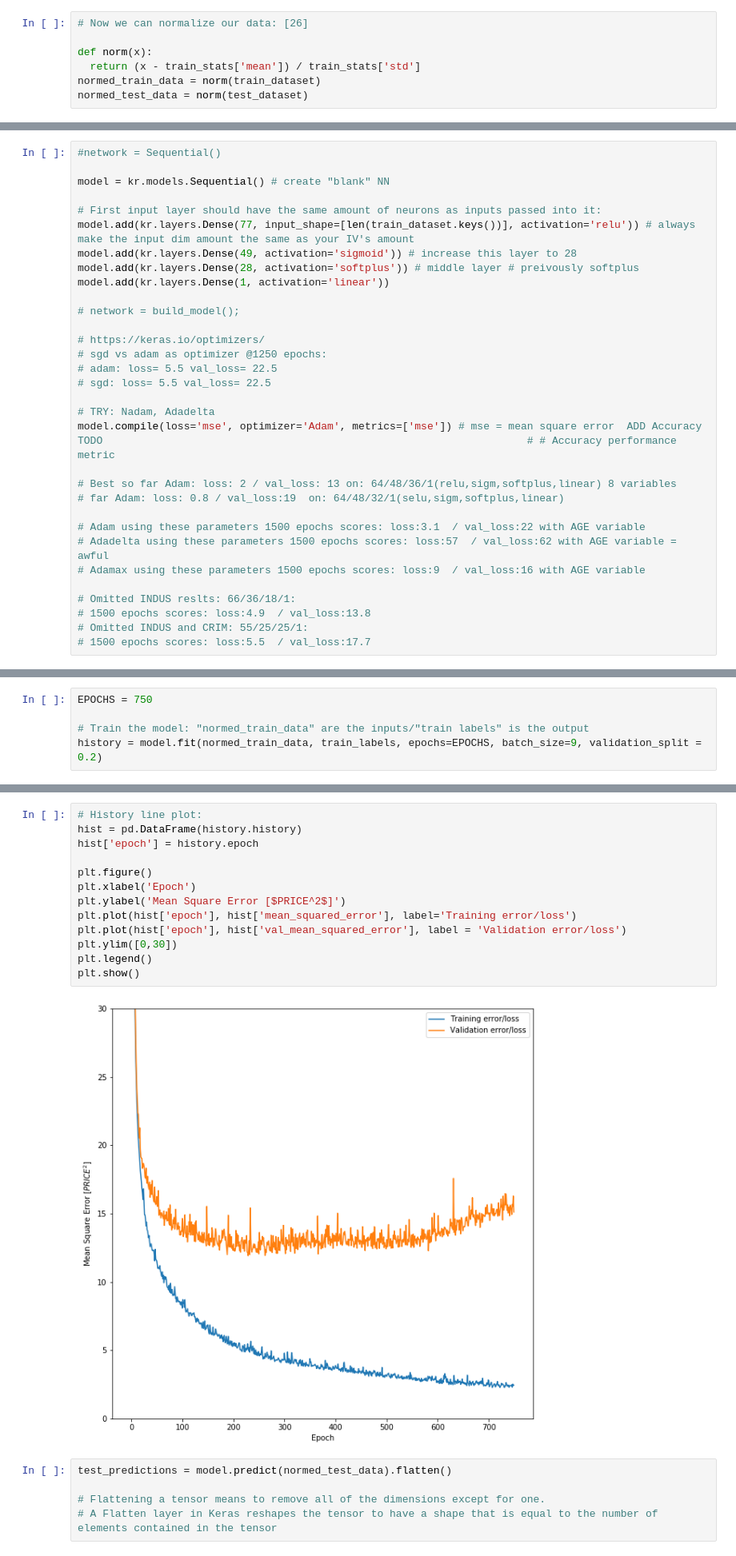
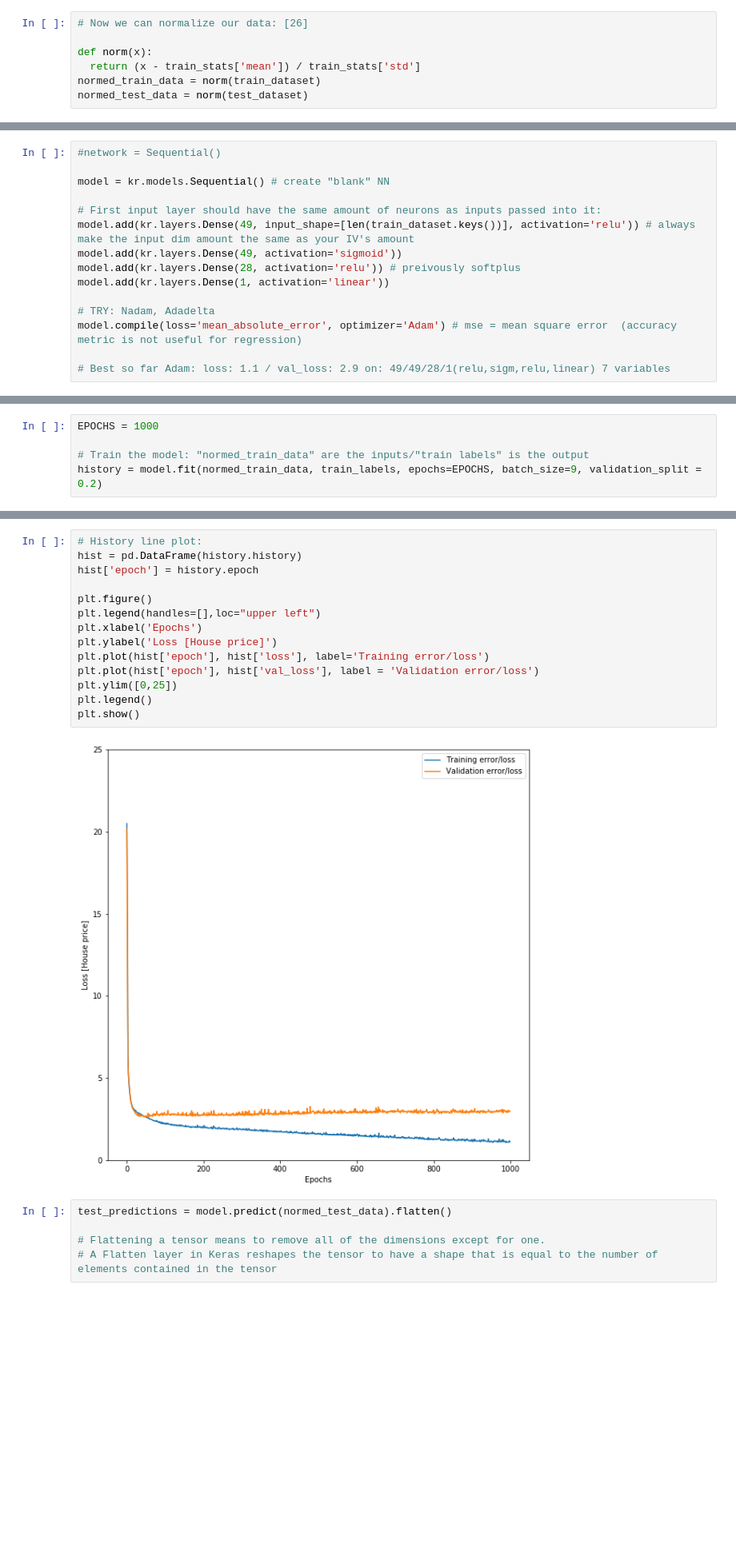
Before and after one commit to Datagatherer2357/Machine-Learning-and-Statistics-2019-Assessment, a Jupyter notebook: Machine-Learning-and-Statistics-2019-Assessment.ipynb, the cells around one changed output, grey strips where cells are left out. Shown at 80% size. Cells and saved outputs as stored; diff of their text form; blank space fills up the shorter version.

Commit message:
Discussed/ made notable progress with model refinement

```diff
--- a/Machine-Learning-and-Statistics-2019-Assessment.ipynb
+++ b/Machine-Learning-and-Statistics-2019-Assessment.ipynb
@@ -1260,32 +1304,15 @@ normed_test_data = norm(test_dataset)
 model = kr.models.Sequential() # create "blank" NN
 
 # First input layer should have the same amount of neurons as inputs passed into it:
-model.add(kr.layers.Dense(77, input_shape=[len(train_dataset.keys())], activation='relu')) # always make the input dim amount the same as your IV's amount
-model.add(kr.layers.Dense(49, activation='sigmoid')) # increase this layer to 28
-model.add(kr.layers.Dense(28, activation='softplus')) # middle layer # preivously softplus
+model.add(kr.layers.Dense(49, input_shape=[len(train_dataset.keys())], activation='relu')) # always make the input dim amount the same as your IV's amount
+model.add(kr.layers.Dense(49, activation='sigmoid'))
+model.add(kr.layers.Dense(28, activation='relu')) # preivously softplus
 model.add(kr.layers.Dense(1, activation='linear'))
 
-# network = build_model();
+# TRY: Nadam, Adadelta
+model.compile(loss='mean_absolute_error', optimizer='Adam') # mse = mean square error  (accuracy metric is not useful for regression)
 
-# https://keras.io/optimizers/
-# sgd vs adam as optimizer @1250 epochs:
-# adam: loss= 5.5 val_loss= 22.5
-# sgd: loss= 5.5 val_loss= 22.5
-
-# TRY: Nadam, Adadelta
-model.compile(loss='mse', optimizer='Adam', metrics=['mse']) # mse = mean square error  ADD Accuracy TODO                                                                    # # Accuracy performance metric
-
-# Best so far Adam: loss: 2 / val_loss: 13 on: 64/48/36/1(relu,sigm,softplus,linear) 8 variables
-# far Adam: loss: 0.8 / val_loss:19  on: 64/48/32/1(selu,sigm,softplus,linear)
-
-# Adam using these parameters 1500 epochs scores: loss:3.1  / val_loss:22 with AGE variable
-# Adadelta using these parameters 1500 epochs scores: loss:57  / val_loss:62 with AGE variable = awful
-# Adamax using these parameters 1500 epochs scores: loss:9  / val_loss:16 with AGE variable
-
-# Omitted INDUS reslts: 66/36/18/1:
-# 1500 epochs scores: loss:4.9  / val_loss:13.8
-# Omitted INDUS and CRIM: 55/25/25/1:
-# 1500 epochs scores: loss:5.5  / val_loss:17.7
+# Best so far Adam: loss: 1.1 / val_loss: 2.9 on: 49/49/28/1(relu,sigm,relu,linear) 7 variables
 # %%
 # Inspect our model:
 
@@ -1328,5 +1355,5 @@ array([[0.3035321 ],
 # %%
-EPOCHS = 750
+EPOCHS = 1000
 
 # Train the model: "normed_train_data" are the inputs/"train labels" is the output
 history = model.fit(normed_train_data, train_labels, epochs=EPOCHS, batch_size=9, validation_split = 0.2)
@@ -1362,18 +1389,19 @@ hist.tail()
 # %%
 # History line plot:
 hist = pd.DataFrame(history.history)
 hist['epoch'] = history.epoch
 
 plt.figure()
-plt.xlabel('Epoch')
-plt.ylabel('Mean Square Error [$PRICE^2$]')
-plt.plot(hist['epoch'], hist['mean_squared_error'], label='Training error/loss')
-plt.plot(hist['epoch'], hist['val_mean_squared_error'], label = 'Validation error/loss')
-plt.ylim([0,30])
+plt.legend(handles=[],loc="upper left")
+plt.xlabel('Epochs')
+plt.ylabel('Loss [House price]')
+plt.plot(hist['epoch'], hist['loss'], label='Training error/loss')
+plt.plot(hist['epoch'], hist['val_loss'], label = 'Validation error/loss')
+plt.ylim([0,25])
 plt.legend()
 plt.show()
 # %% [output]
-[figure, old version]
+[figure, new version]
 # %%
 test_predictions = model.predict(normed_test_data).flatten()
 
```
Also changed, not shown: parts of 16 cells of this notebook.
